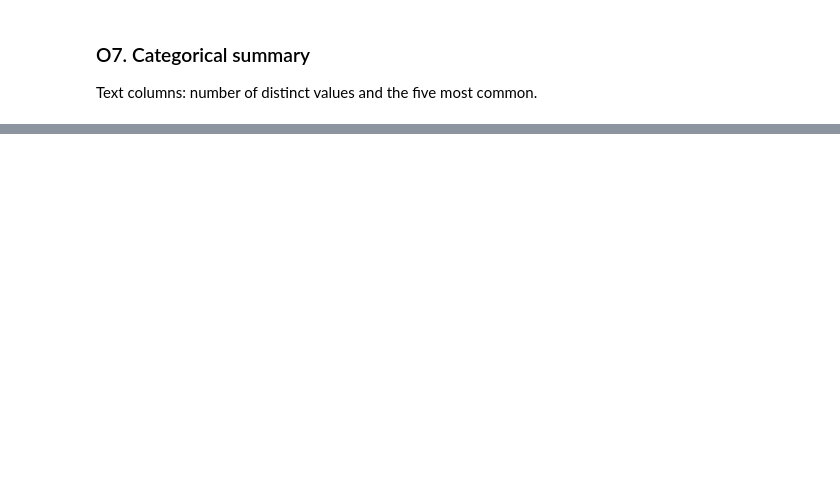
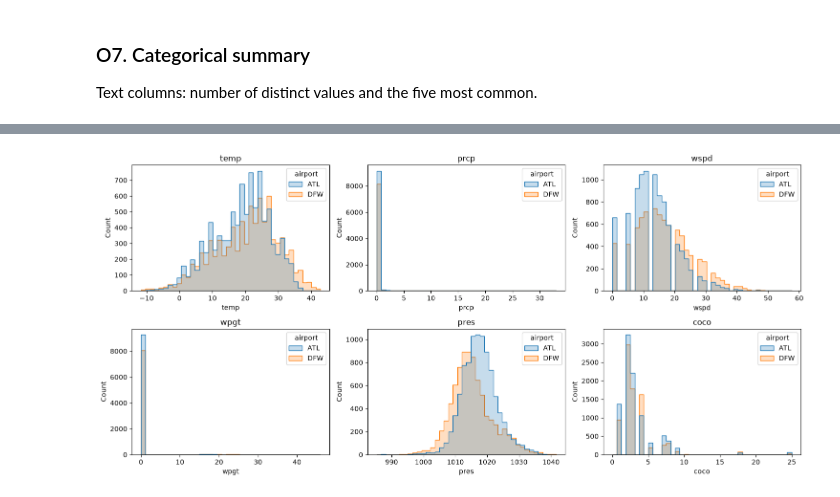
Before and after one commit to calvin4370/flight-delay-dashboard, a Jupyter notebook: notebooks/eda.ipynb, the cells around one changed output, grey strips where cells are left out. Drawn from its saved outputs; the diff is of its cells as text; code cells hidden in the pictures; blank space fills up the shorter version.

```diff
--- a/notebooks/eda.ipynb
+++ b/notebooks/eda.ipynb
@@ -104,0 +421,12 @@ pd.DataFrame({
+# %%
+dep = df.copy()
+dep["sched_hour"] = hour_of(dep["CRS_DEP_TIME"])
+flown = dep[dep["DEP_TIME"].notna()].copy()
+flown["actual_hour"] = hour_of(flown["DEP_TIME"])
+
+results = {
+    "scheduled hour (CRS_DEP_TIME)": consistency(dep, ["FL_DATE", "ORIGIN", "sched_hour"], WX_ORIGIN),
+    "actual hour (DEP_TIME)": consistency(flown, ["FL_DATE", "ORIGIN", "actual_hour"], WX_ORIGIN),
+    "time block (DEP_TIME_BLK)": consistency(dep, ["FL_DATE", "ORIGIN", "DEP_TIME_BLK"], WX_ORIGIN),
+}
+pd.DataFrame(results, index=["share_identical", "groups_tested"]).T
@@ -104,0 +454,12 @@ pd.DataFrame({
+# %%
+arr = df.copy()
+arr["sched_hour"] = hour_of(arr["CRS_ARR_TIME"])
+landed = arr[arr["ARR_TIME"].notna()].copy()
+landed["actual_hour"] = hour_of(landed["ARR_TIME"])
+
+results = {
+    "scheduled hour (CRS_ARR_TIME)": consistency(arr, ["FL_DATE", "DEST", "sched_hour"], WX_DEST),
+    "actual hour (ARR_TIME)": consistency(landed, ["FL_DATE", "DEST", "actual_hour"], WX_DEST),
+    "time block (ARR_TIME_BLK)": consistency(arr, ["FL_DATE", "DEST", "ARR_TIME_BLK"], WX_DEST),
+}
+pd.DataFrame(results, index=["share_identical", "groups_tested"]).T
@@ -104,0 +496,11 @@ pd.DataFrame({
+# %%
+HUBS = ["ATL", "DFW"]  # defined again so this section runs on its own
+
+o = dep[dep["ORIGIN"].isin(HUBS)][["FL_DATE", "ORIGIN", "sched_hour"] + WX_ORIGIN]
+o.columns = ["date", "airport", "hour"] + WX
+d = arr[arr["DEST"].isin(HUBS)][["FL_DATE", "DEST", "sched_hour"] + WX_DEST]
+d.columns = ["date", "airport", "hour"] + WX
+hub_wx = pd.concat([o, d]).drop_duplicates(["date", "airport", "hour"])
+
+print(f"{len(hub_wx):,} airport-date-hours with weather at ATL/DFW")
+hub_wx.groupby("airport")[WX].describe().T.round(1)
@@ -104,0 +526,9 @@ pd.DataFrame({
+# %%
+fig, axes = plt.subplots(2, 3, figsize=(15, 7))
+for ax, w in zip(axes.flat, ["temp", "prcp", "wspd", "wpgt", "pres", "coco"]):
+    sns.histplot(data=hub_wx, x=w, hue="airport", bins=40, element="step", ax=ax)
+    ax.set_title(w)
+plt.tight_layout()
+plt.show()
+# %% [output]
+[figure, added]
```
Also changed, not shown: parts of 124 cells of this notebook.
